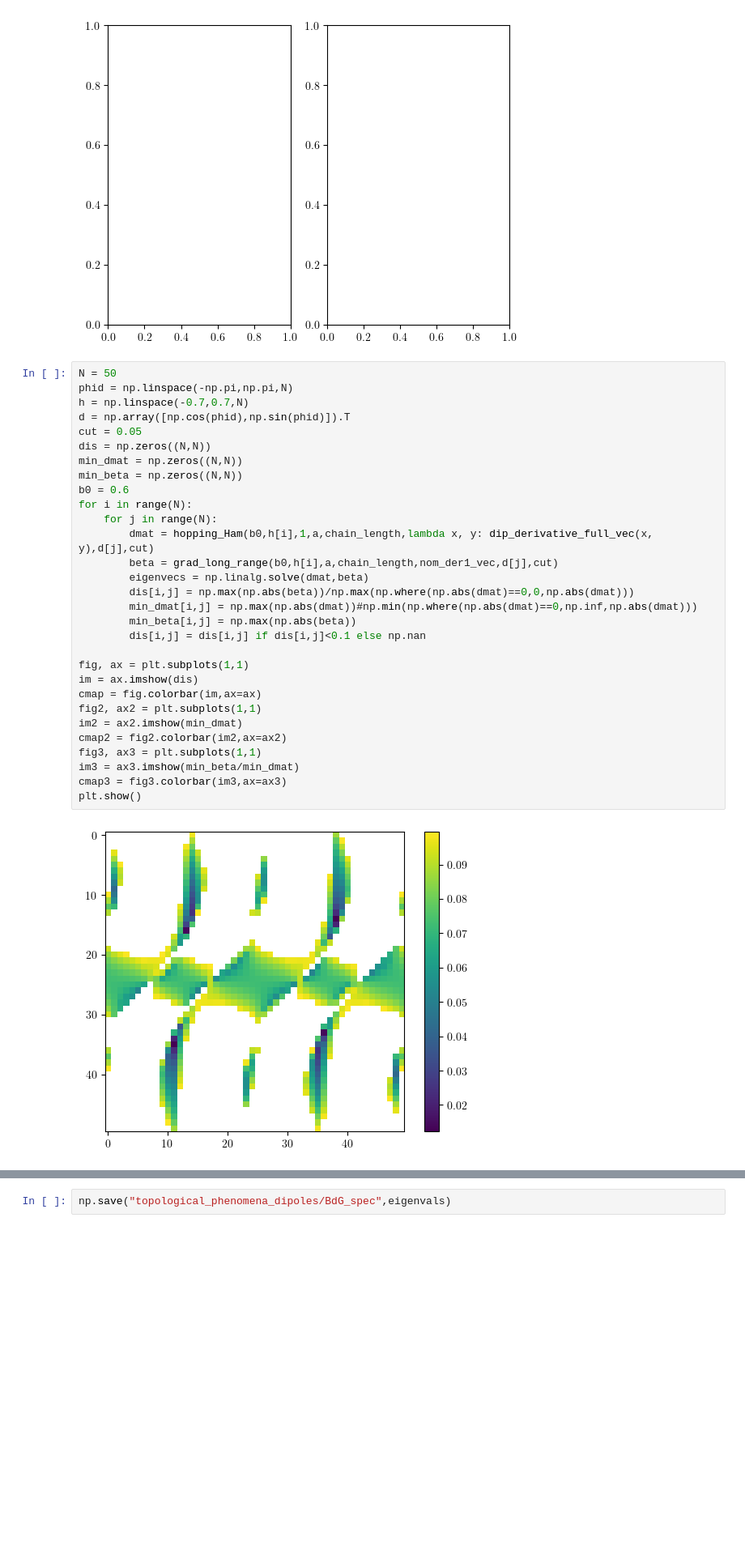
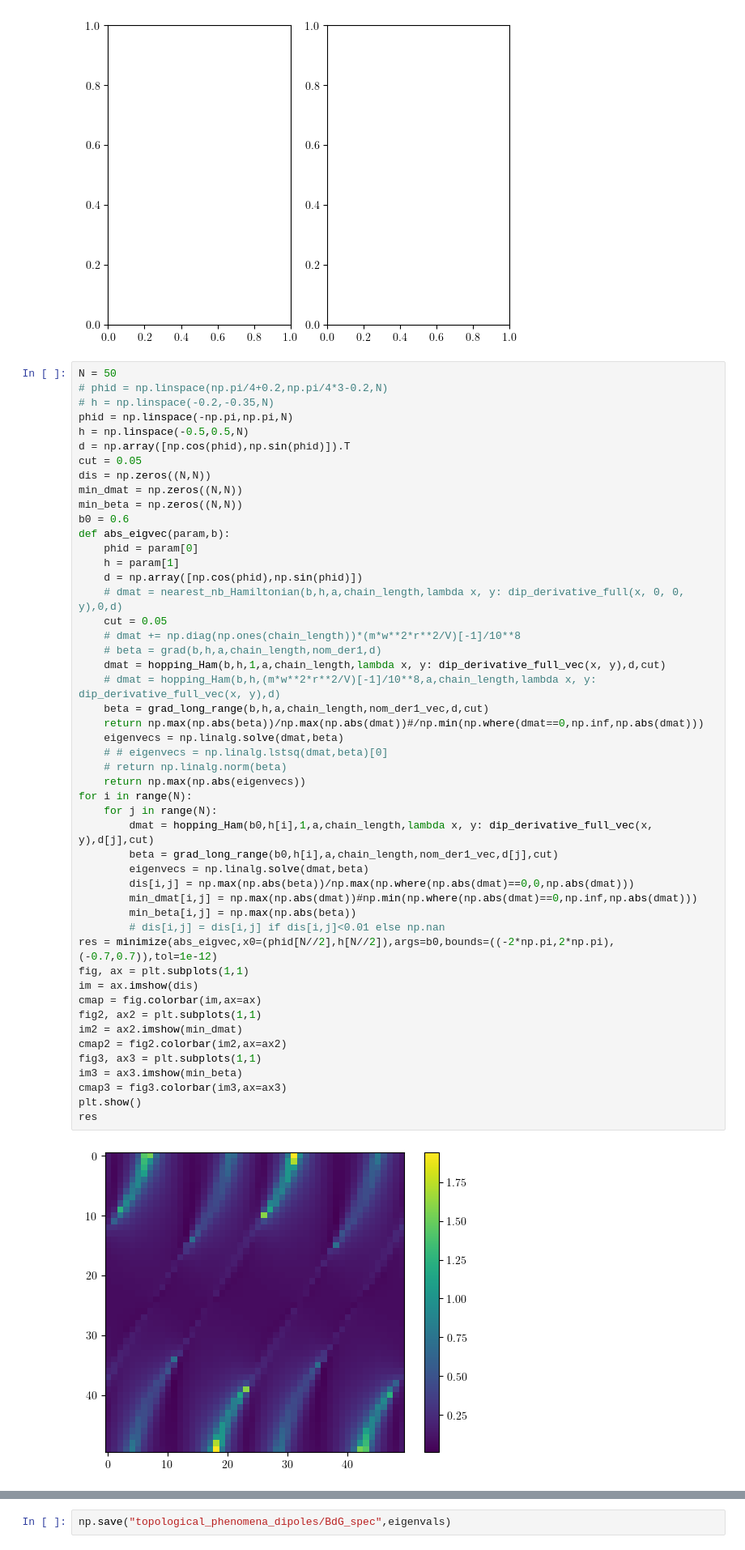
Before and after one commit to ChriGomm/master, a Jupyter notebook: numerics/interactions.ipynb, the cells around one changed output, grey strips where cells are left out. Shown at 81% size. Saved outputs shown, nothing was run; the diff lists cells and outputs as text; blank space fills up the shorter version.

```diff
--- a/numerics/interactions.ipynb
+++ b/numerics/interactions.ipynb
@@ -1501,33 +1507,52 @@ IndexError: list index out of range
 [figure]
 # %%
 N = 50
+# phid = np.linspace(np.pi/4+0.2,np.pi/4*3-0.2,N)
+# h = np.linspace(-0.2,-0.35,N)
 phid = np.linspace(-np.pi,np.pi,N)
-h = np.linspace(-0.7,0.7,N)
+h = np.linspace(-0.5,0.5,N)
 d = np.array([np.cos(phid),np.sin(phid)]).T
 cut = 0.05
 dis = np.zeros((N,N))
 min_dmat = np.zeros((N,N))
 min_beta = np.zeros((N,N))
 b0 = 0.6
+def abs_eigvec(param,b):
+    phid = param[0]
+    h = param[1]
+    d = np.array([np.cos(phid),np.sin(phid)])
+    # dmat = nearest_nb_Hamiltonian(b,h,a,chain_length,lambda x, y: dip_derivative_full(x, 0, 0, y),0,d)
+    cut = 0.05
+    # dmat += np.diag(np.ones(chain_length))*(m*w**2*r**2/V)[-1]/10**8
+    # beta = grad(b,h,a,chain_length,nom_der1,d)
+    dmat = hopping_Ham(b,h,1,a,chain_length,lambda x, y: dip_derivative_full_vec(x, y),d,cut)
+    # dmat = hopping_Ham(b,h,(m*w**2*r**2/V)[-1]/10**8,a,chain_length,lambda x, y: dip_derivative_full_vec(x, y),d)
+    beta = grad_long_range(b,h,a,chain_length,nom_der1_vec,d,cut)
+    return np.max(np.abs(beta))/np.max(np.abs(dmat))#/np.min(np.where(dmat==0,np.inf,np.abs(dmat)))
+    eigenvecs = np.linalg.solve(dmat,beta)
+    # # eigenvecs = np.linalg.lstsq(dmat,beta)[0]
+    # return np.linalg.norm(beta)
+    return np.max(np.abs(eigenvecs))
 for i in range(N):
     for j in range(N):
         dmat = hopping_Ham(b0,h[i],1,a,chain_length,lambda x, y: dip_derivative_full_vec(x, y),d[j],cut)
         beta = grad_long_range(b0,h[i],a,chain_length,nom_der1_vec,d[j],cut)
         eigenvecs = np.linalg.solve(dmat,beta)
         dis[i,j] = np.max(np.abs(beta))/np.max(np.where(np.abs(dmat)==0,0,np.abs(dmat)))
         min_dmat[i,j] = np.max(np.abs(dmat))#np.min(np.where(np.abs(dmat)==0,np.inf,np.abs(dmat)))
         min_beta[i,j] = np.max(np.abs(beta))
-        dis[i,j] = dis[i,j] if dis[i,j]<0.1 else np.nan
-
+        # dis[i,j] = dis[i,j] if dis[i,j]<0.01 else np.nan
+res = minimize(abs_eigvec,x0=(phid[N//2],h[N//2]),args=b0,bounds=((-2*np.pi,2*np.pi),(-0.7,0.7)),tol=1e-12)
 fig, ax = plt.subplots(1,1)
 im = ax.imshow(dis)
 cmap = fig.colorbar(im,ax=ax)
 fig2, ax2 = plt.subplots(1,1)
 im2 = ax2.imshow(min_dmat)
 cmap2 = fig2.colorbar(im2,ax=ax2)
 fig3, ax3 = plt.subplots(1,1)
-im3 = ax3.imshow(min_beta/min_dmat)
+im3 = ax3.imshow(min_beta)
 cmap3 = fig3.colorbar(im3,ax=ax3)
 plt.show()
+res
 # %% [output]
-[figure, old version]
+[figure, new version]
```
Also changed, not shown: parts of 20 cells of this notebook, 53 other files.
